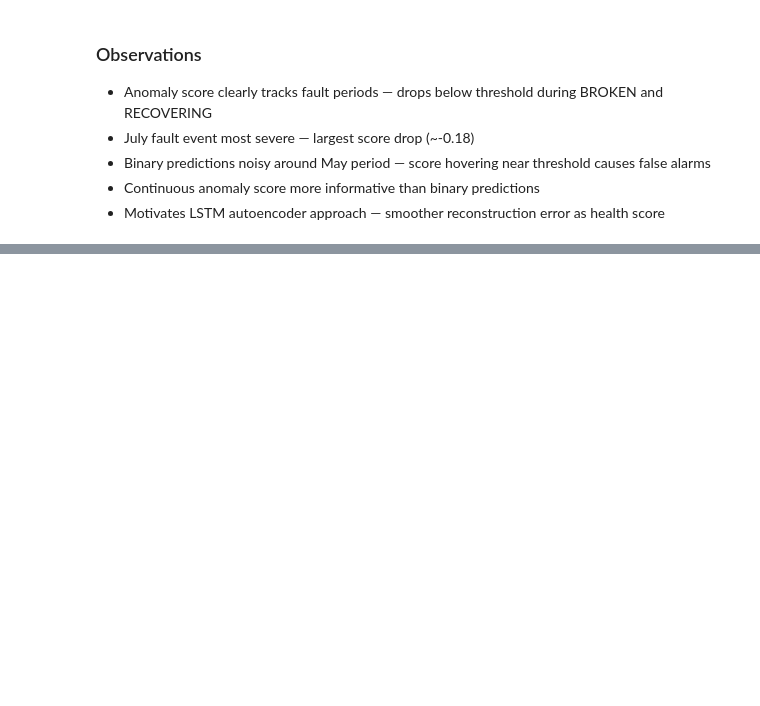
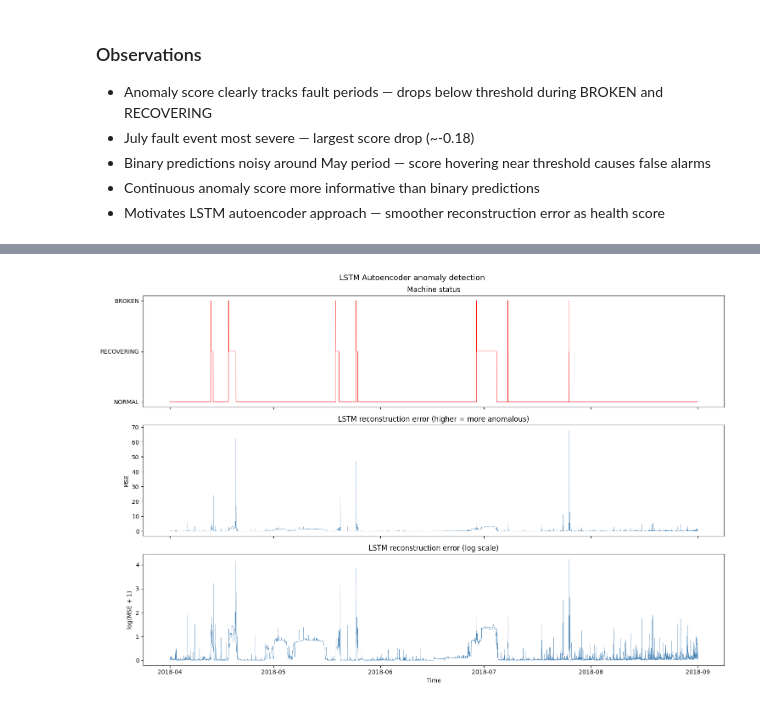
Before and after one commit to Dazcam/rotating-machinery-health-monitoring, a Jupyter notebook: 02_anomaly_detection/notebooks/02_anomaly_detection.ipynb, the cells around one changed output, grey strips where cells are left out. Saved outputs shown, nothing was run; the diff lists cells and outputs as text; code cells hidden in the pictures; blank space fills up the shorter version.

```diff
--- a/02_anomaly_detection/notebooks/02_anomaly_detection.ipynb
+++ b/02_anomaly_detection/notebooks/02_anomaly_detection.ipynb
@@ -351,0 +512,32 @@ plt.show()
+# %%
+# Align reconstruction errors with timestamps
+# Sequences start at timestep seq_length-1 due to windowing
+error_timestamps = df["timestamp"].values[seq_length:]
+error_labels = y_test[seq_length:]
+
+# Plot reconstruction error over time
+fig, axes = plt.subplots(3, 1, figsize=(15, 10), sharex=True)
+
+# Machine status
+axes[0].plot(df["timestamp"], df["status_code"], linewidth=0.5, color="red")
+axes[0].set_yticks([0, 1, 2])
+axes[0].set_yticklabels(["NORMAL", "RECOVERING", "BROKEN"])
+axes[0].set_title("Machine status")
+
+# Reconstruction error
+axes[1].plot(error_timestamps, reconstruction_errors, linewidth=0.3, color="steelblue")
+axes[1].set_title("LSTM reconstruction error (higher = more anomalous)")
+axes[1].set_ylabel("MSE")
+
+# Log scale for clarity
+axes[2].plot(error_timestamps, np.log1p(reconstruction_errors), linewidth=0.3, color="steelblue")
+axes[2].set_title("LSTM reconstruction error (log scale)")
+axes[2].set_ylabel("log(MSE + 1)")
+axes[2].set_xlabel("Time")
+
+plt.suptitle("LSTM Autoencoder anomaly detection", fontsize=13)
+plt.tight_layout()
+plt.savefig("data/lstm_reconstruction_error.png", dpi=150, bbox_inches="tight")
+plt.show()
+# %% [output]
+[figure, added]
```
Also changed, not shown: parts of 22 cells of this notebook.
